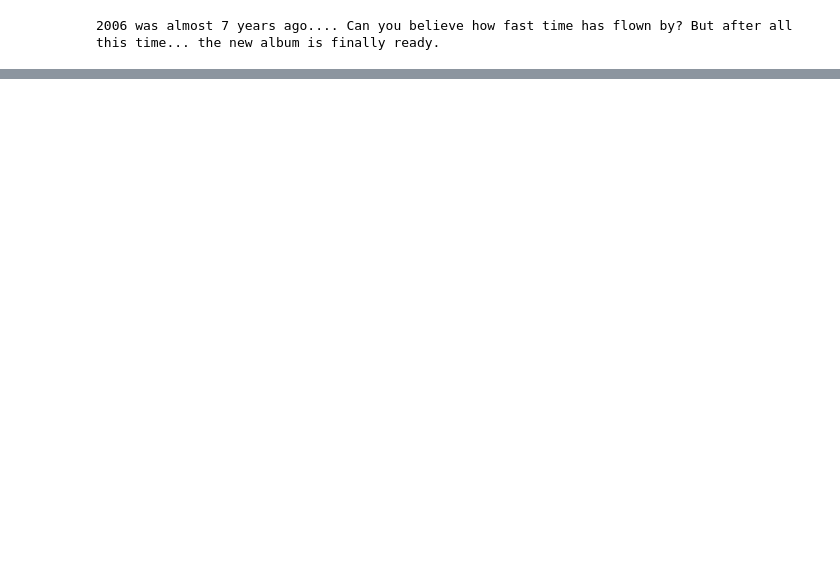
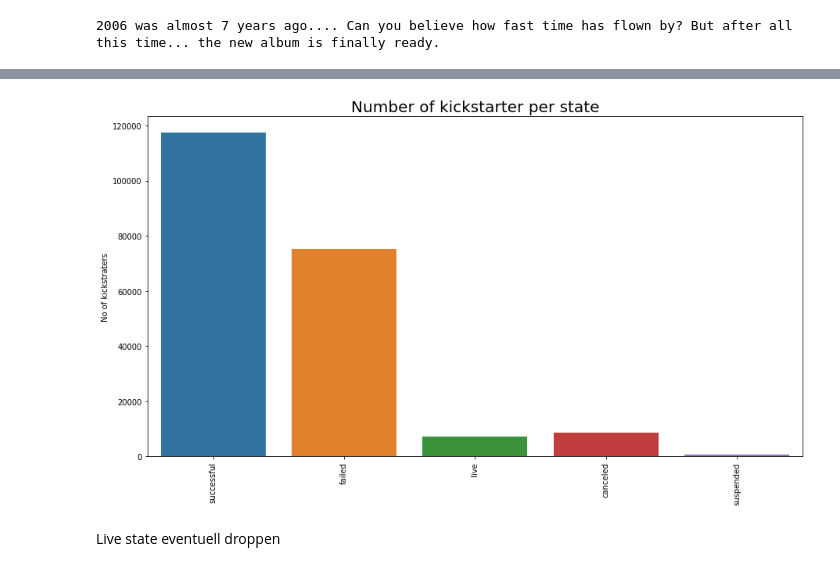
Before and after one commit to reneebrecht/ds-ml-project-kickstarter, a Jupyter notebook: EDA1_Rene.ipynb, the cells around one changed output, grey strips where cells are left out. Cells and saved outputs as stored; diff of their text form; code cells hidden in the pictures; blank space fills up the shorter version.

```diff
--- a/EDA1_Rene.ipynb
+++ b/EDA1_Rene.ipynb
@@ -53,5 +142,5 @@ Of the 3779 projects in the dataset, there are 9 which are listed more than once
 # Converting dates from unix to datetime
 cols_to_convert = ['created_at', 'deadline', 'launched_at']
 for c in cols_to_convert:
-    df1[c] = pd.to_datetime(df1[c], origin='unix', unit='s')
+    df[c] = pd.to_datetime(df[c], origin='unix', unit='s')
 # %%
@@ -66,0 +172,13 @@ df1.drop('blurb', axis=1, inplace=True)
+# %%
+#How to convert the relevant entries from the category column into new columns
+test_creator = (df.iloc[1,6])
+print(test_creator)
+
+test_dict = json.loads(test_creator)
+print(test_dict)
+
+creator = test_dict['slug'].split('/')[0]
+print(creator)
+
+subcategory = test_dict['name']
+print(subcategory)
@@ -66,0 +190,3 @@ df1.drop('blurb', axis=1, inplace=True)
+# %%
+#Turns all the entries in the category from strings to dicts
+df.creator = df.creator.apply(lambda x: json.loads(x))
@@ -66,0 +215,18 @@ df1.drop('blurb', axis=1, inplace=True)
+# %%
+df.rename(columns={'currency':'original_currency'}, inplace=True)
+df.drop([
+    'blurb',
+    'converted_pledged_amount',
+    'currency_symbol',
+    'currency_trailing_code',
+    'friends',
+    'fx_rate',
+    'is_backing',
+    'permissions',
+    'photo',
+    'profile',
+    'slug',
+    'source_url',
+    'static_usd_rate',
+    'urls'
+    ], axis=1, inplace=True)
@@ -66,0 +271,12 @@ df1.drop('blurb', axis=1, inplace=True)
+# %%
+# Plot number of videos per category
+plt.figure(figsize=(15,8)) # specify figure size
+f1 = sns.countplot(x=df['state']) # create countplot
+f1.tick_params(axis='x', rotation=90) # get x-ticks and rotate them
+f1.set(xlabel=None) # set no label for x-axis
+f1.set_ylabel("No of kickstraters", fontsize = 10); # set label for y-axis
+f1.set_title('Number of kickstarter per state', fontsize=20); # set title
+# %% [output]
+[figure, added]
+# %% [markdown]
+Live state eventuell droppen
```
Also changed, not shown: parts of 25 cells of this notebook.
